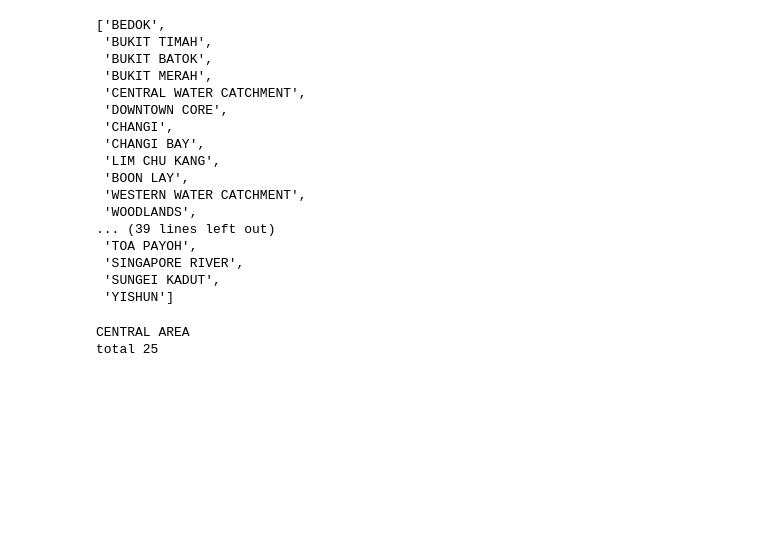
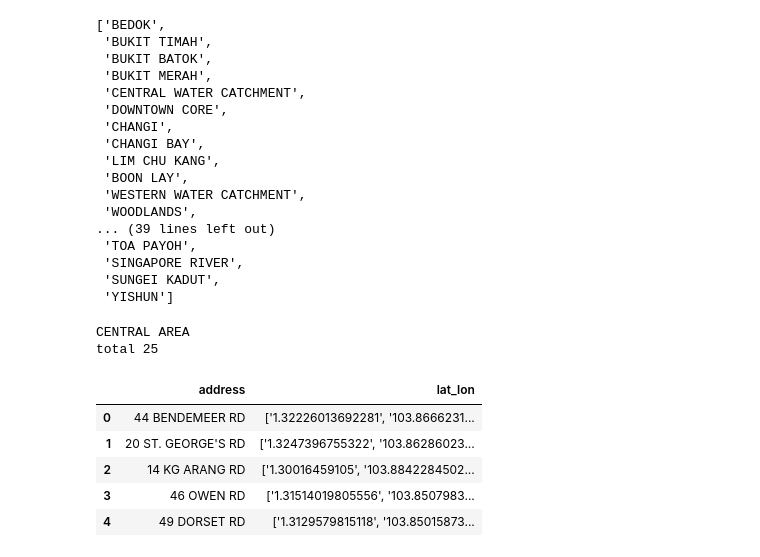
Before and after one commit to kthemanth/kthemanth.github.io, a Jupyter notebook: onemap.ipynb, the cells around one changed output. Drawn from its saved outputs; the diff is of its cells as text; code cells hidden in the pictures; blank space fills up the shorter version.

```diff
--- a/onemap.ipynb
+++ b/onemap.ipynb
@@ -159,3 +183,16 @@ print('total', num)
 # %% [output]
 CENTRAL AREA
 total 25
+# %%
+hdb = pd.read_csv('hdb_lat_lon.csv')
+# %%
+hdb.drop(columns=['Unnamed: 0', 'index'], inplace=True)
+# %%
+hdb.head(5)
+# %% [output]
+|  | address | lat_lon |
+| 0 | 44 BENDEMEER RD | ['1.32226013692281', '103.8666231... |
+| 1 | 20 ST. GEORGE'S RD | ['1.3247396755322', '103.86286023... |
+| 2 | 14 KG ARANG RD | ['1.30016459105', '103.8842284502... |
+| 3 | 46 OWEN RD | ['1.31514019805556', '103.8507983... |
+| 4 | 49 DORSET RD | ['1.3129579815118', '103.85015873... |
```
Also changed, not shown: parts of 11 cells of this notebook, 6 other files.
